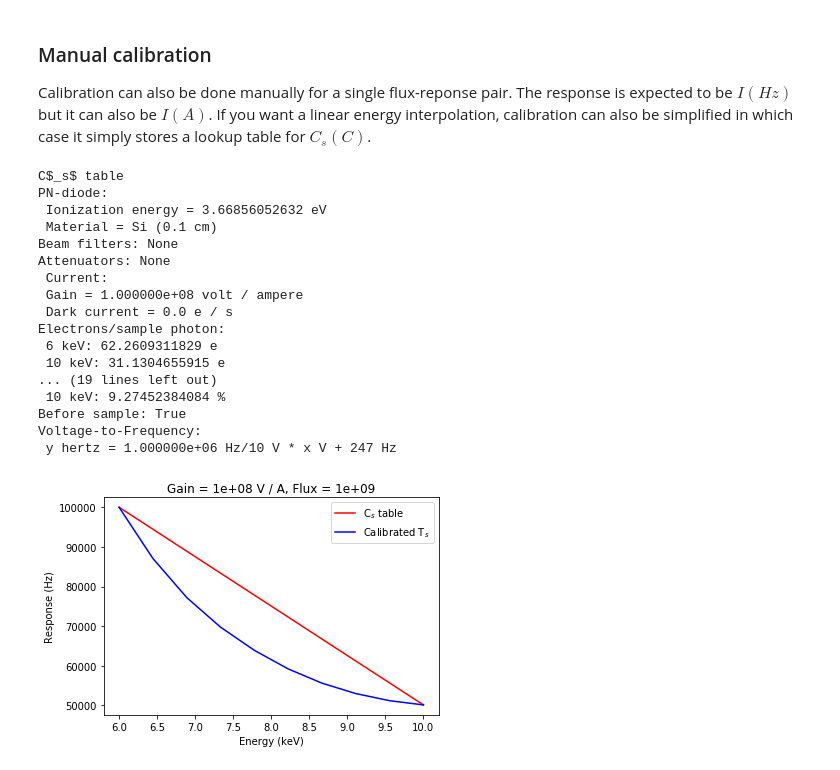
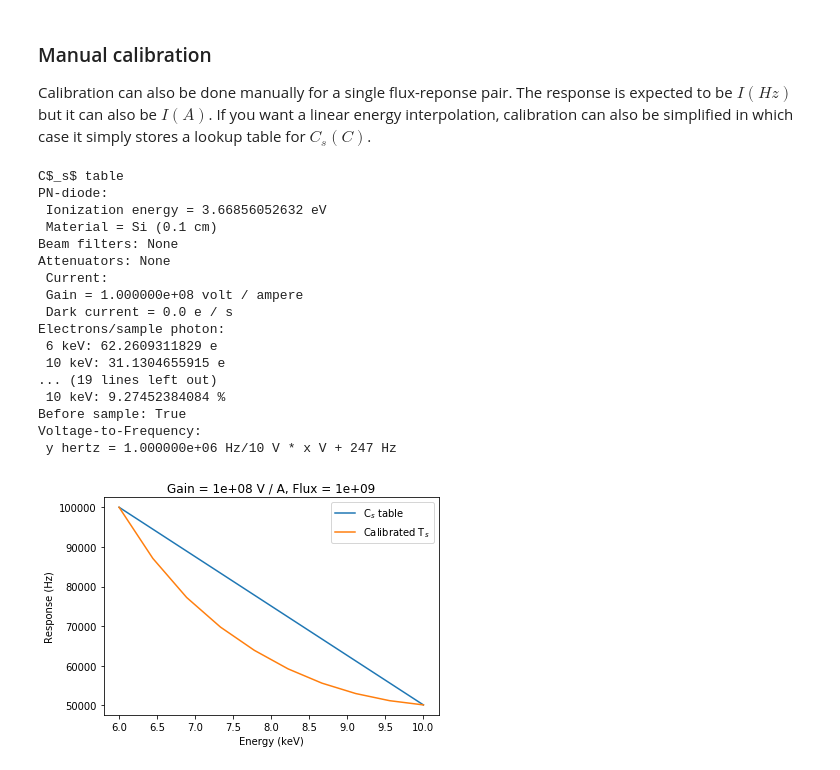
Before and after one commit to woutdenolf/spectrocrunch, a Jupyter notebook: doc/source/tutorials/diodes.ipynb, the cells around one changed output. Cells and saved outputs as stored; diff of their text form; code cells hidden in the pictures.

```diff
--- a/doc/source/tutorials/diodes.ipynb
+++ b/doc/source/tutorials/diodes.ipynb
@@ -256,7 +268,7 @@ Calibration can also be done manually for a single flux-reponse pair. The respon
 #from spectrocrunch import ureg
 #current = ureg.Quantity(1e-8,"A")
 
-for simple,color in zip([True,False],['r','b']):
+for simple in [True,False]:
     iodet = diode.factory("sxm_iodet1",simplecalibration=simple)
     iodet.setgain(1e8)
 
@@ -277,32 +289,32 @@ for simple,color in zip([True,False],['r','b']):
     print(iodet)
     print("")
 
     energy = np.linspace(6,10,10)
     response = [iodet.fluxtocps(en,flux).magnitude for en in energy]
-    plt.plot(energy,response,color=color,label=label)
+    plt.plot(energy,response,label=label)
 
 plt.legend()
 plt.title("Gain = {:~.0e}, Flux = {:.0e}".format(iodet.Rout,flux))
 plt.xlabel('Energy (keV)')
 plt.ylabel('Response (Hz)')
 
 plt.show()
 # %% [output]
 C$_s$ table
 PN-diode:
  Ionization energy = 3.66856052632 eV
  Material = Si (0.1 cm)
 Beam filters: None
 Attenuators: None
  Current:
  Gain = 1.000000e+08 volt / ampere
  Dark current = 0.0 e / s
 Electrons/sample photon:
  6 keV: 62.2609311829 e
  10 keV: 31.1304655915 e
 ... (19 lines left out)
  10 keV: 9.27452384084 %
 Before sample: True
 Voltage-to-Frequency:
  y hertz = 1.000000e+06 Hz/10 V * x V + 247 Hz
-[figure, old version]
+[figure, new version]
```
Also changed, not shown: parts of 4 cells of this notebook, 4 other files.
